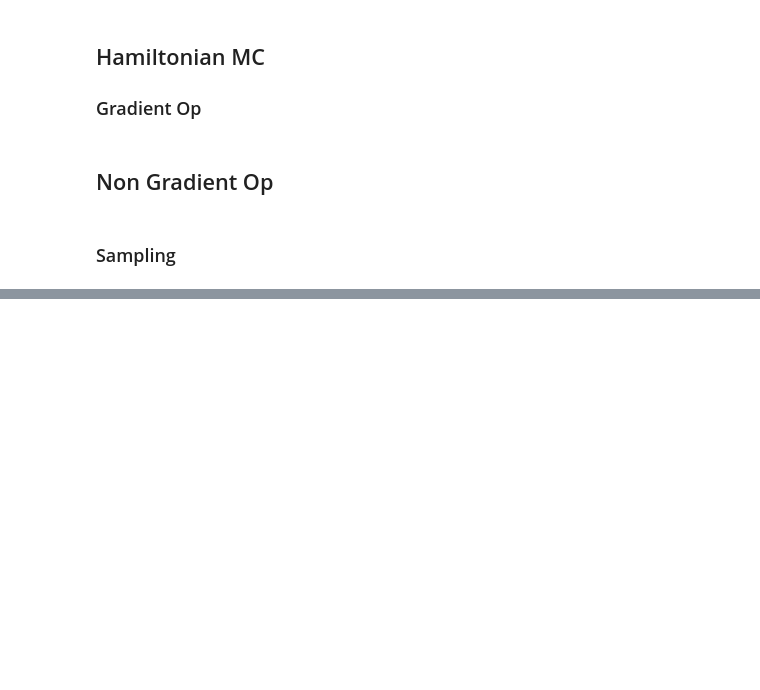
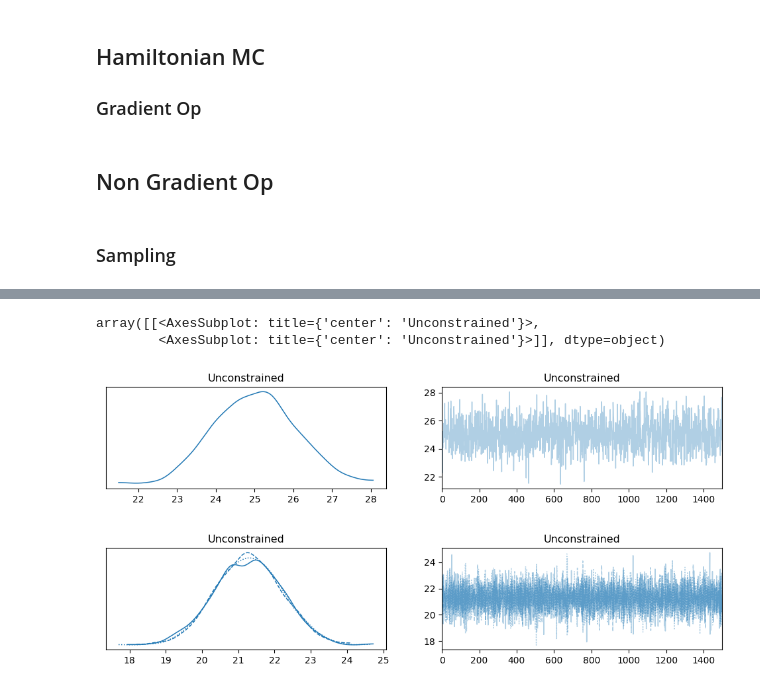
Before and after one commit to malin-horstmann/bayesian_pyhf, a Jupyter notebook: src/pyhf_pymc/sampling.ipynb, the cells around one changed output, grey strips where cells are left out. Saved outputs shown, nothing was run; the diff lists cells and outputs as text; code cells hidden in the pictures; blank space fills up the shorter version.

```diff
--- a/src/pyhf_pymc/sampling.ipynb
+++ b/src/pyhf_pymc/sampling.ipynb
@@ -251,0 +252,8 @@ plt.show()
+# %%
+az.plot_trace(prior_pred.prior, var_names='Unconstrained')
+az.plot_trace(post_data.posterior, var_names='Unconstrained')
+# %% [output]
+array([[<AxesSubplot: title={'center': 'Unconstrained'}>,
+        <AxesSubplot: title={'center': 'Unconstrained'}>]], dtype=object)
+[figure, added]
+[figure, added]
```
Also changed, not shown: parts of 4 cells of this notebook, 1 other file.
